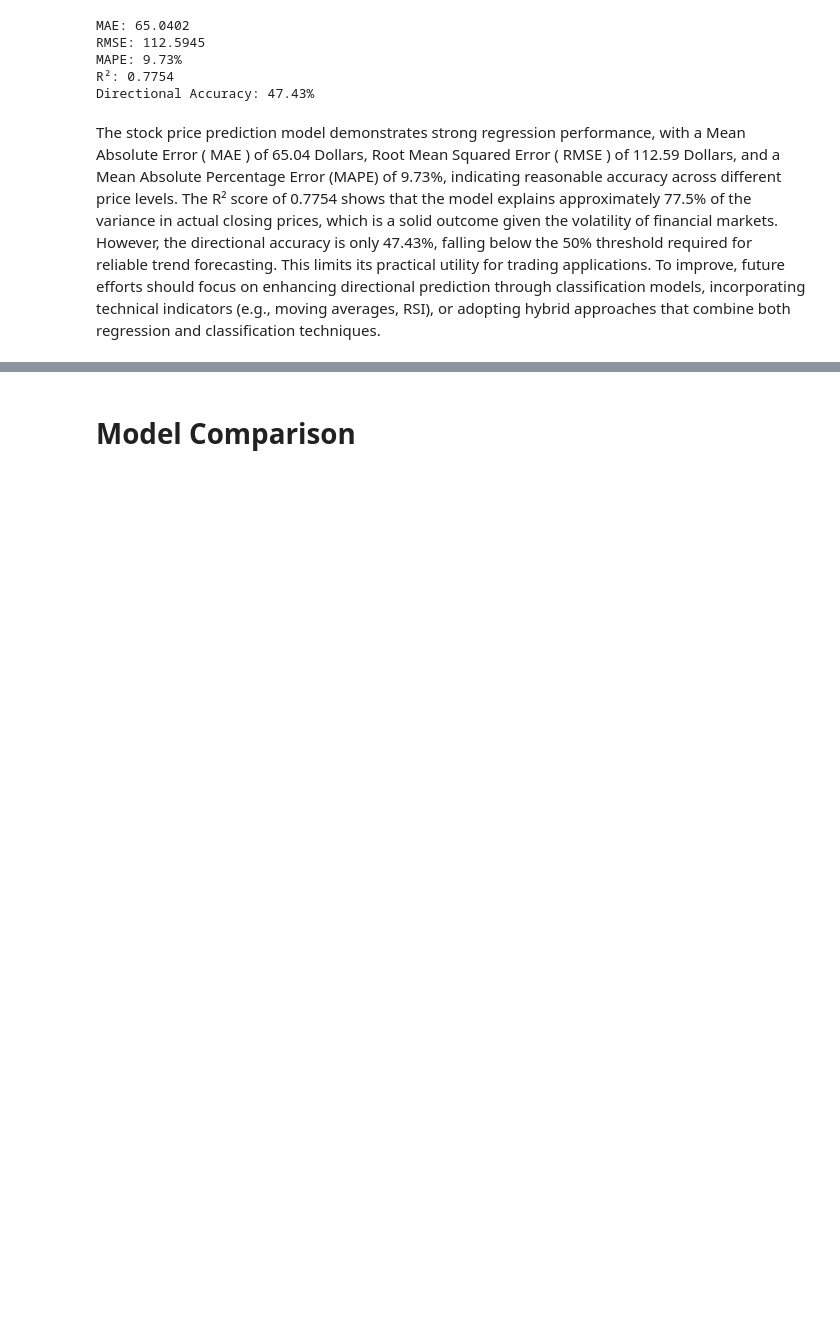
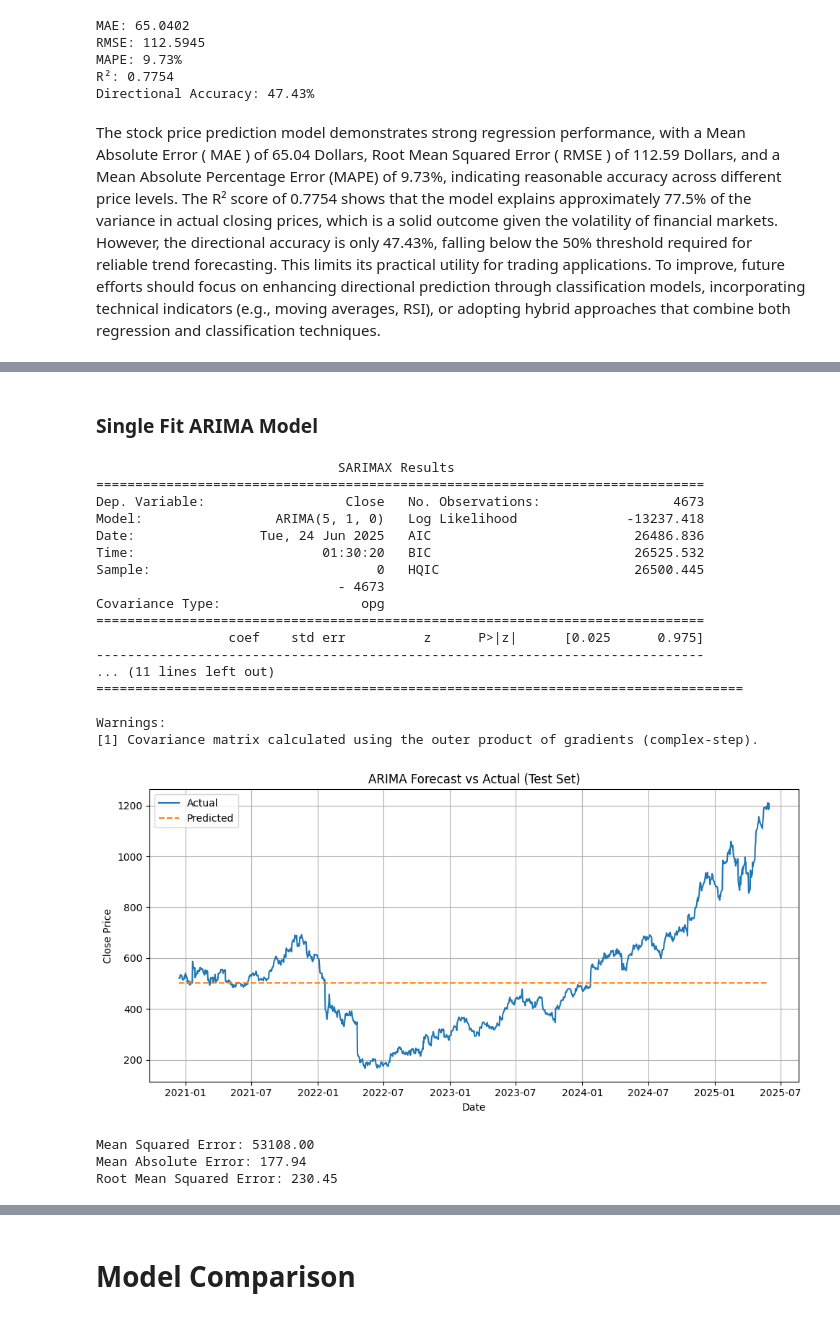
Before and after one commit to Anitra-Hernandez/AAI510_Group6Project, a Jupyter notebook: FinalProject_1.ipynb, the cells around one changed output, grey strips where cells are left out. Drawn from its saved outputs; the diff is of its cells as text; code cells hidden in the pictures; blank space fills up the shorter version.

```diff
--- a/FinalProject_1.ipynb
+++ b/FinalProject_1.ipynb
@@ -448,0 +645,54 @@ The stock price prediction model demonstrates strong regression performance, wit
+# %% [markdown]
+### Single Fit ARIMA Model
+# %%
+# Fit the ARIMA model on differenced series (d=1)
+model2 = ARIMA(train_series, order=order)
+model_fit = model2.fit()
+
+# Print the summary of the ARIMA model
+print(model_fit.summary())
+
+# Forecast the next-day close price
+forecast2 = model_fit.forecast(steps=len(test_series))
+
+# Plotting the actual vs forecasted values
+plt.figure(figsize=(10, 5))
+plt.plot(test_series.index, test_series, label='Actual')
+plt.plot(test_series.index, forecast2, label='Predicted', linestyle='--')
+plt.title('ARIMA Forecast vs Actual (Test Set)')
+plt.xlabel('Date')
+plt.ylabel('Close Price')
+plt.legend()
+plt.grid(True)
+plt.tight_layout()
+plt.show()
+
+# Evaluation metrcs
+mse = mean_squared_error(test_series, forecast2)
+mae = mean_absolute_error(test_series, forecast2)
+rmse = np.sqrt(mean_squared_error(test_series, forecast2))
+print(f"Mean Squared Error: {mse:.2f}")
+print(f"Mean Absolute Error: {mae:.2f}")
+print(f"Root Mean Squared Error: {rmse:.2f}")
+# %% [output]
+                               SARIMAX Results
+==============================================================================
+Dep. Variable:                  Close   No. Observations:                 4673
+Model:                 ARIMA(5, 1, 0)   Log Likelihood              -13237.418
+Date:                Tue, 24 Jun 2025   AIC                          26486.836
+Time:                        01:30:20   BIC                          26525.532
+Sample:                             0   HQIC                         26500.445
+                               - 4673
+Covariance Type:                  opg
+==============================================================================
+                 coef    std err          z      P>|z|      [0.025      0.975]
+------------------------------------------------------------------------------
+... (11 lines left out)
+===================================================================================
+
+Warnings:
+[1] Covariance matrix calculated using the outer product of gradients (complex-step).
+[figure, added]
+Mean Squared Error: 53108.00
+Mean Absolute Error: 177.94
+Root Mean Squared Error: 230.45
```
Also changed, not shown: parts of 18 cells of this notebook.
